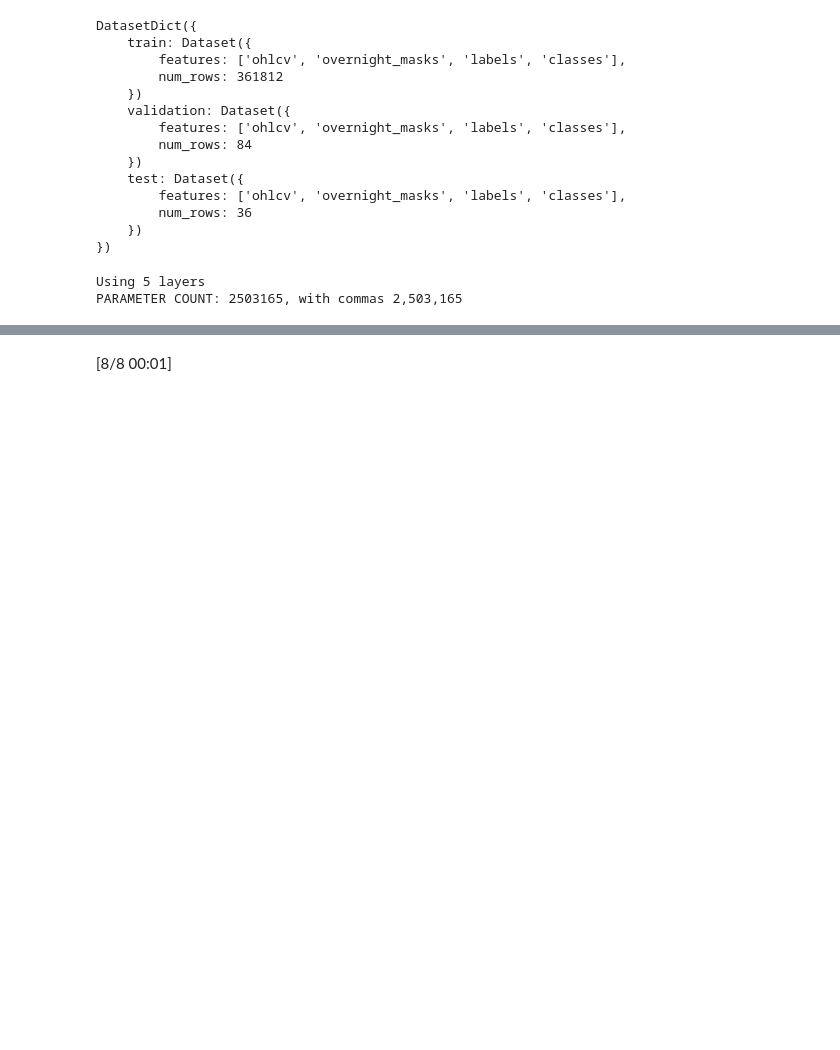
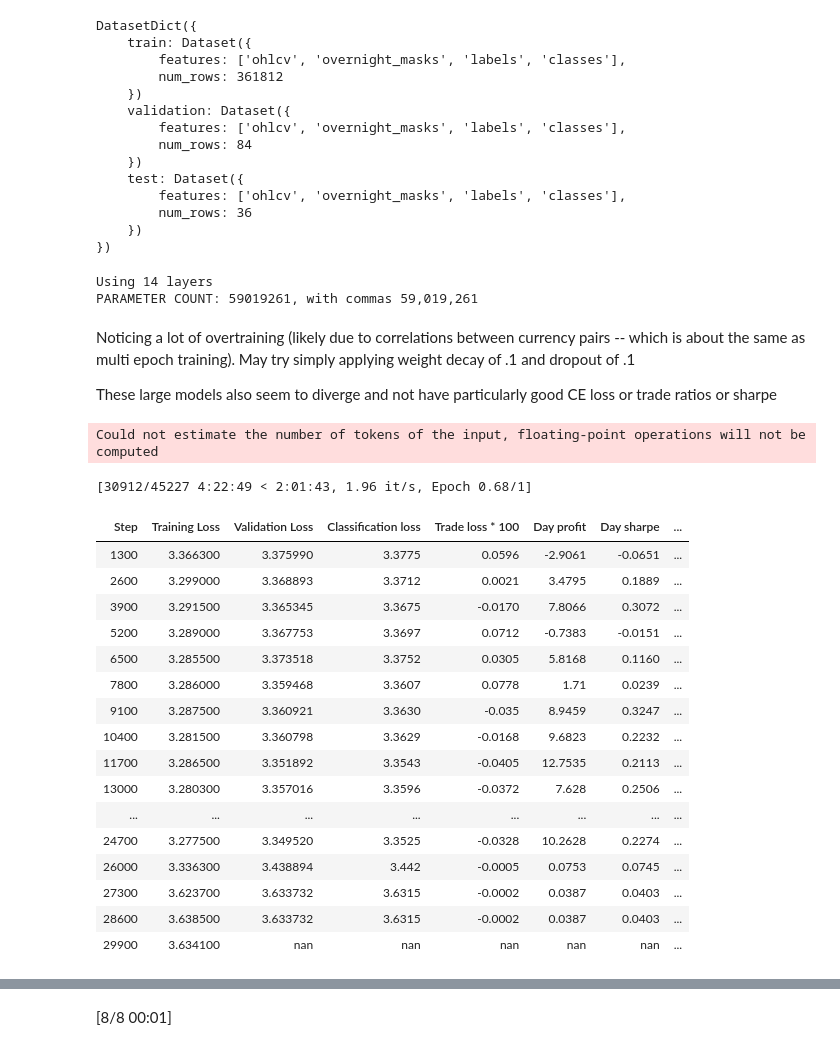
Before and after one commit to mtanghu/Transformer-Trader, a Jupyter notebook: Transformer_Modeling.ipynb, the cells around one changed output, grey strips where cells are left out. Drawn from its saved outputs; the diff is of its cells as text; code cells hidden in the pictures; blank space fills up the shorter version.

Commit message:
Try some larger runs (not scaling, divergence)

```diff
--- a/Transformer_Modeling.ipynb
+++ b/Transformer_Modeling.ipynb
@@ -92,27 +92,29 @@ DatasetDict({
     })
 })
 # %%
+batch_size = 8
+
 training_args = TrainingArguments(
     output_dir = "./results",
     logging_strategy = "steps",
     evaluation_strategy = "steps",
-    logging_steps = 200,
-    eval_steps = 200,
-    save_steps = 10000,
+    logging_steps = np.round(len(fx['train']) / batch_size / 35, -2), # about 35 updates
+    eval_steps = np.round(len(fx['train']) / batch_size / 35, -2),
+    save_steps = len(fx['train']), # don't save
     report_to = "none",
-    learning_rate = 1e-3,
+    learning_rate = 5e-4,
     adam_beta2 = .98,
     weight_decay = 0,
     lr_scheduler_type = "cosine",
     warmup_ratio = .05,
     num_train_epochs = 1,
-    per_device_train_batch_size = 2,
-    per_device_eval_batch_size = 2,
+    per_device_train_batch_size = batch_size,
+    per_device_eval_batch_size = batch_size,
     max_grad_norm = 1,
     fp16 = True
 )
 # %%
-hidden_size = 256
+hidden_size = 768
 
 config = SGConvConfig(
     n_embd = hidden_size, n_head = hidden_size // 64, kernel_size = 10,
@@ -133,5 +135,38 @@ trainer = Trainer(
 total_parameters = sum(p.numel() for p in model.parameters() if p.requires_grad)
 print(f'PARAMETER COUNT: {total_parameters}, with commas {total_parameters:,}')
 # %% [output]
-Using 5 layers
-PARAMETER COUNT: 2503165, with commas 2,503,165
+Using 14 layers
+PARAMETER COUNT: 59019261, with commas 59,019,261
+# %% [markdown]
+Noticing a lot of overtraining (likely due to correlations between currency pairs -- which is about the same as multi epoch training). May try simply applying weight decay of .1 and dropout of .1
+
+These large models also seem to diverge and not have particularly good CE loss or trade ratios or sharpe
+# %%
+# *84 currencies*
+# tanh based embeddings
+# log returns/growth maximization!! max loss set at .9 (.01% = .5 point commission)
+# *hidden size 768*, ff size 1x, *1x trade loss*
+
+# *lr of 5e-4*, *batch size 8*, adam beta .98s
+# stds fixed, fp16
+trainer.train()
+# %% [output]
+Could not estimate the number of tokens of the input, floating-point operations will not be computed
+[30912/45227 4:22:49 < 2:01:43, 1.96 it/s, Epoch 0.68/1]
+| Step | Training Loss | Validation Loss | Classification loss | Trade loss * 100 | Day profit | Day sharpe | ... |
+| 1300 | 3.366300 | 3.375990 | 3.3775 | 0.0596 | -2.9061 | -0.0651 | ... |
+| 2600 | 3.299000 | 3.368893 | 3.3712 | 0.0021 | 3.4795 | 0.1889 | ... |
+| 3900 | 3.291500 | 3.365345 | 3.3675 | -0.0170 | 7.8066 | 0.3072 | ... |
+| 5200 | 3.289000 | 3.367753 | 3.3697 | 0.0712 | -0.7383 | -0.0151 | ... |
+| 6500 | 3.285500 | 3.373518 | 3.3752 | 0.0305 | 5.8168 | 0.1160 | ... |
+| 7800 | 3.286000 | 3.359468 | 3.3607 | 0.0778 | 1.71 | 0.0239 | ... |
+| 9100 | 3.287500 | 3.360921 | 3.3630 | -0.035 | 8.9459 | 0.3247 | ... |
+| 10400 | 3.281500 | 3.360798 | 3.3629 | -0.0168 | 9.6823 | 0.2232 | ... |
+| 11700 | 3.286500 | 3.351892 | 3.3543 | -0.0405 | 12.7535 | 0.2113 | ... |
+| 13000 | 3.280300 | 3.357016 | 3.3596 | -0.0372 | 7.628 | 0.2506 | ... |
+| ... | ... | ... | ... | ... | ... | ... | ... |
+| 24700 | 3.277500 | 3.349520 | 3.3525 | -0.0328 | 10.2628 | 0.2274 | ... |
+| 26000 | 3.336300 | 3.438894 | 3.442 | -0.0005 | 0.0753 | 0.0745 | ... |
+| 27300 | 3.623700 | 3.633732 | 3.6315 | -0.0002 | 0.0387 | 0.0403 | ... |
+| 28600 | 3.638500 | 3.633732 | 3.6315 | -0.0002 | 0.0387 | 0.0403 | ... |
+| 29900 | 3.634100 | nan | nan | nan | nan | nan | ... |
```
Also changed, not shown: parts of 3 cells of this notebook, 1 other file.
